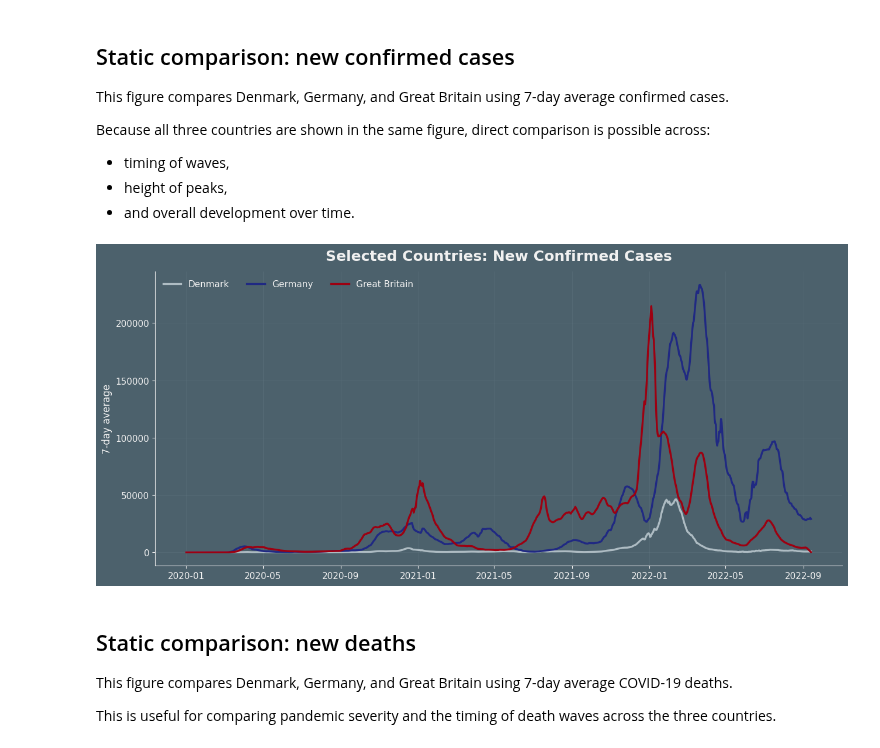
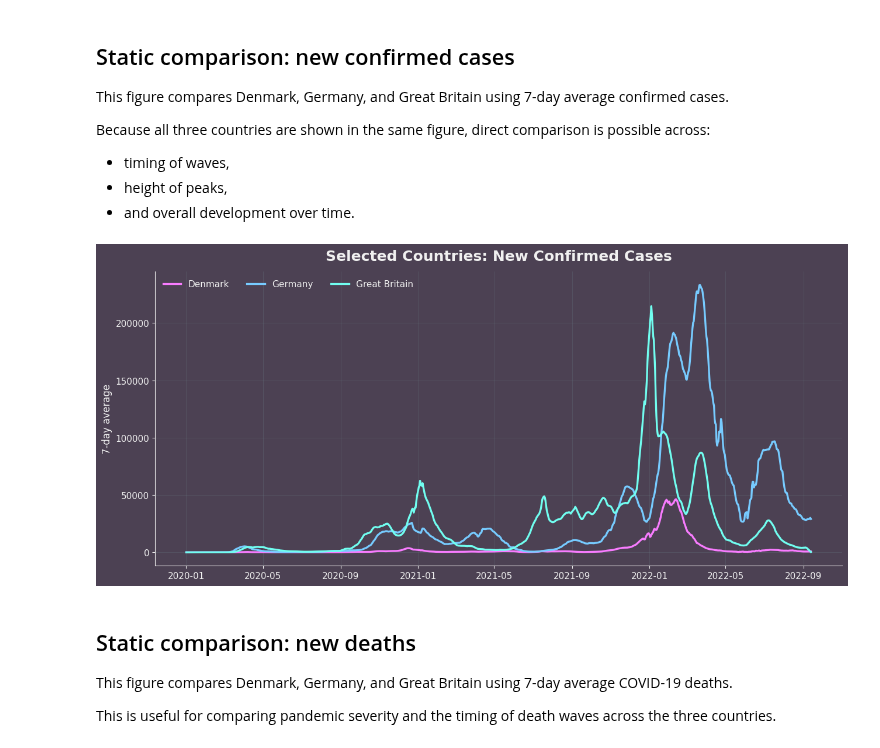
Before and after one commit to vichalder/final_project, a Jupyter notebook: notebooks/Kats_arbejdsfil.ipynb, the cells around one changed output. Saved outputs shown, nothing was run; the diff lists cells and outputs as text; code cells hidden in the pictures.

```diff
--- a/notebooks/Kats_arbejdsfil.ipynb
+++ b/notebooks/Kats_arbejdsfil.ipynb
@@ -540,9 +540,9 @@ country_names = {
 }
 
 COUNTRY_COLORS = {
-    "DK": "#AEBCC3",
-    "DE": "#202983",
-    "GB": "#9D0011",
+    "DK": "#F87CFF",
+    "DE": "#77CBFF",
+    "GB": "#71FEF0",
 }
 # %% [markdown]
 ## Build comparison tables
@@ -604,28 +604,30 @@ Because all three countries are shown in the same figure, direct comparison is p
 - and overall development over time.
 # %%
 fig, ax = plt.subplots(figsize=(13, 6))
+fig.patch.set_facecolor('#4c4153')
+ax.set_facecolor('#4c4153')
 
 for code in selected_countries:
     df_plot = epi_compare[epi_compare["location_key"] == code]
     ax.plot(
         df_plot["date"],
         df_plot["new_confirmed_7d"],
         label=country_names[code],
         linewidth=2.4,
         color=COUNTRY_COLORS[code]
     )
 
 ax.set_title("Selected Countries: New Confirmed Cases", pad=14)
 ax.set_ylabel("7-day average")
 ax.set_xlabel("")
 ax.legend(frameon=False, ncol=3)
 ax.spines["top"].set_visible(False)
 ax.spines["right"].set_visible(False)
 
 plt.tight_layout()
 plt.show()
 # %% [output]
-[figure, old version]
+[figure, new version]
 # %% [markdown]
 ## Static comparison: new deaths
 
```
Also changed, not shown: parts of 4 cells of this notebook, 3 other files.
